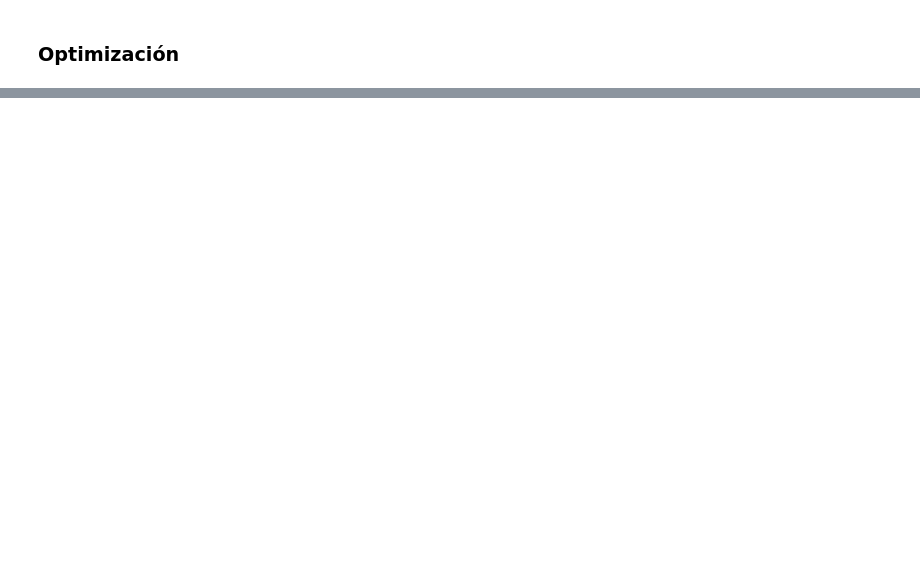
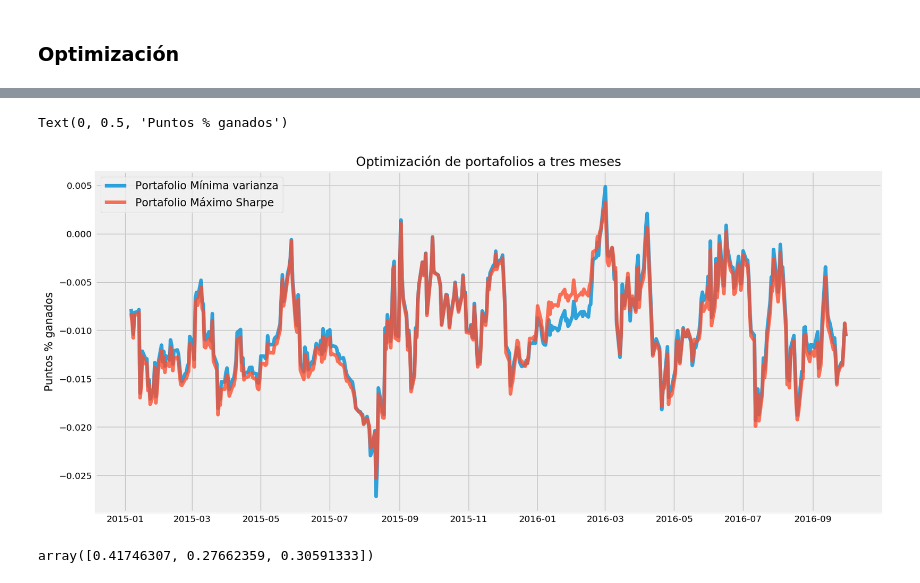
Before and after one commit to PBenavides/Practice_Notebooks, a Jupyter notebook: Finance_with_Python/Fwd_opciones_y_spot.ipynb, the cells around one changed output, grey strips where cells are left out. Cells and saved outputs as stored; diff of their text form; code cells hidden in the pictures; blank space fills up the shorter version.

```diff
--- a/Finance_with_Python/Fwd_opciones_y_spot.ipynb
+++ b/Finance_with_Python/Fwd_opciones_y_spot.ipynb
@@ -361,0 +456,24 @@ Posicion           100.0                0.0            0.0
+# %%
+#Los órdenes son: fwd, opción y sin cobertura.
+weights_min_var = varianza_minima(media_retornos,cov_matrix)['x']
+weights_max_sharpe = max_sharpe(media_retornos, cov_matrix, 0.035)['x']
+# %%
+portafolio_final_min_var = np.dot(final_df[['Estrategia fwd','Estrategia opción','Sin_cobertura']],weights_min_var)
+portafolio_final_max_sharpe = np.dot(final_df[['Estrategia fwd','Estrategia opción','Sin_cobertura']], weights_max_sharpe)
+
+dataframe_portafolios = pd.DataFrame({'Date':final_df.index,'Portafolio Mínima varianza':portafolio_final_min_var,'Portafolio Máximo Sharpe': portafolio_final_max_sharpe}).set_index('Date')
+plt.figure(figsize=(14,7))
+
+for portafolio in dataframe_portafolios.columns.values:
+    plt.plot(dataframe_portafolios.index, dataframe_portafolios[portafolio], alpha=0.8, label=portafolio)
+
+plt.title('Optimización de portafolios a tres meses')
+plt.legend(loc='upper left',fontsize=12)
+plt.ylabel('Puntos % ganados')
+# %% [output]
+Text(0, 0.5, 'Puntos % ganados')
+[figure, added]
+# %%
+weights_max_sharpe
+# %% [output]
+array([0.41746307, 0.27662359, 0.30591333])
```
Also changed, not shown: parts of 18 cells of this notebook, 2 other files.
